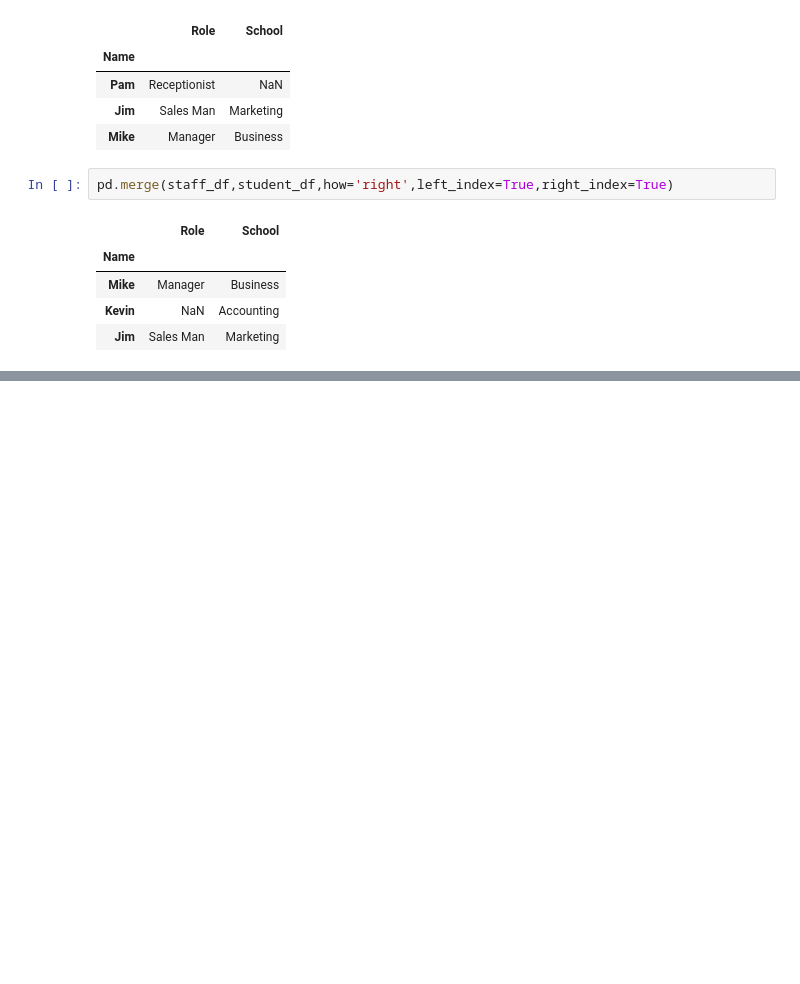
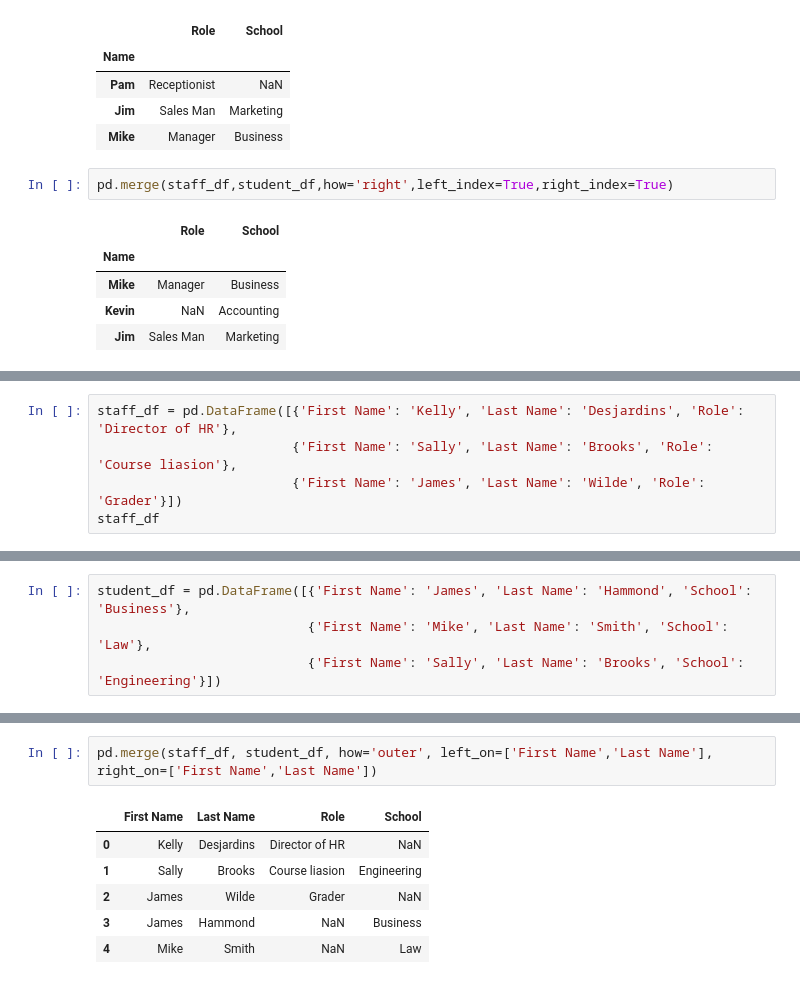
Before and after one commit to AmmaraRazzaq/Pandas, a Jupyter notebook: advancePandas.ipynb, the cells around one changed output, grey strips where cells are left out. Saved outputs shown, nothing was run; the diff lists cells and outputs as text; blank space fills up the shorter version.

```diff
--- a/advancePandas.ipynb
+++ b/advancePandas.ipynb
@@ -125,0 +191,5 @@ pd.merge(staff_df,student_df,how='right',left_index=True,right_index=True)
+# %%
+staff_df = pd.DataFrame([{'First Name': 'Kelly', 'Last Name': 'Desjardins', 'Role': 'Director of HR'},
+                         {'First Name': 'Sally', 'Last Name': 'Brooks', 'Role': 'Course liasion'},
+                         {'First Name': 'James', 'Last Name': 'Wilde', 'Role': 'Grader'}])
+staff_df
@@ -125,0 +201,4 @@ pd.merge(staff_df,student_df,how='right',left_index=True,right_index=True)
+# %%
+student_df = pd.DataFrame([{'First Name': 'James', 'Last Name': 'Hammond', 'School': 'Business'},
+                           {'First Name': 'Mike', 'Last Name': 'Smith', 'School': 'Law'},
+                           {'First Name': 'Sally', 'Last Name': 'Brooks', 'School': 'Engineering'}])
@@ -125,0 +212,9 @@ pd.merge(staff_df,student_df,how='right',left_index=True,right_index=True)
+# %%
+pd.merge(staff_df, student_df, how='outer', left_on=['First Name','Last Name'], right_on=['First Name','Last Name'])
+# %% [output]
+|  | First Name | Last Name | Role | School |
+| 0 | Kelly | Desjardins | Director of HR | NaN |
+| 1 | Sally | Brooks | Course liasion | Engineering |
+| 2 | James | Wilde | Grader | NaN |
+| 3 | James | Hammond | NaN | Business |
+| 4 | Mike | Smith | NaN | Law |
```
Also changed, not shown: parts of 19 cells of this notebook.
